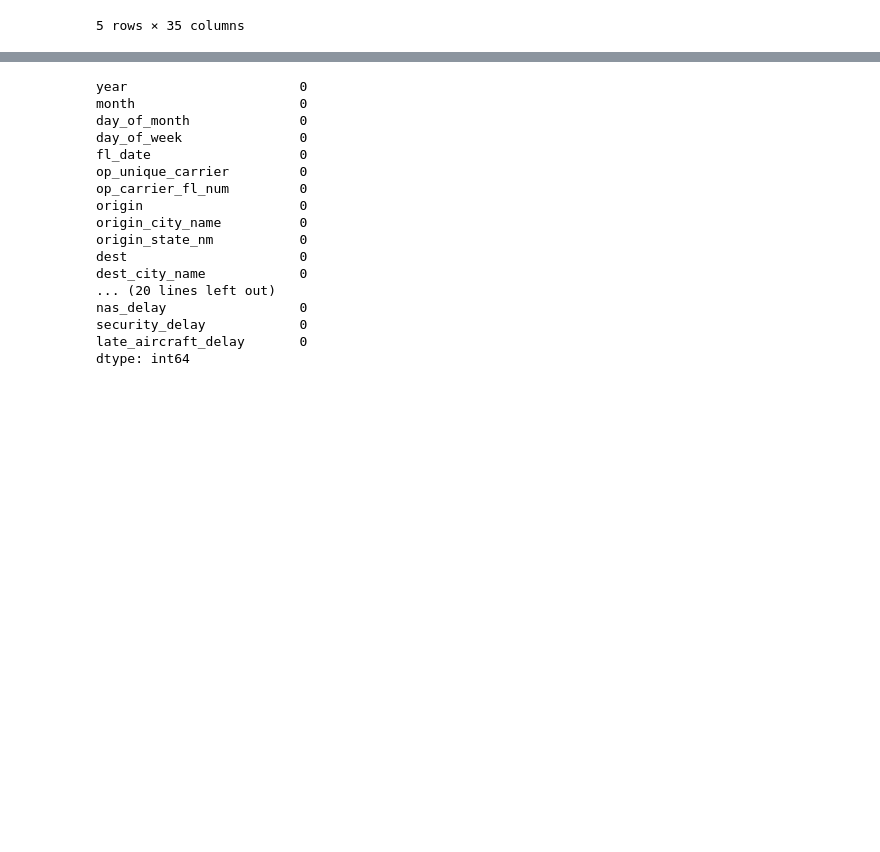
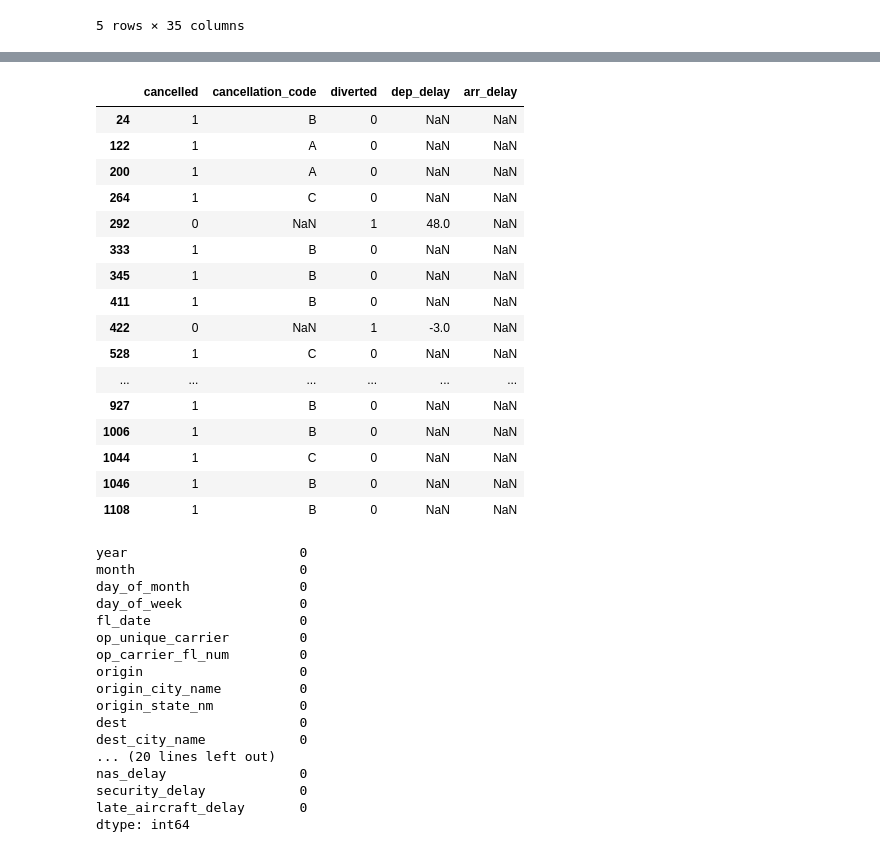
Before and after one commit to hemant815/100-ML-DL-AI-Projects, a Jupyter notebook: 44-Flight-Delay/flight.ipynb, the cells around one changed output, grey strips where cells are left out. Saved outputs shown, nothing was run; the diff lists cells and outputs as text; code cells hidden in the pictures; blank space fills up the shorter version.

```diff
--- a/44-Flight-Delay/flight.ipynb
+++ b/44-Flight-Delay/flight.ipynb
@@ -50,3 +37,26 @@ df.describe()
+# %%
+df[df['arr_delay'].isna()][
+    ['cancelled', 'cancellation_code', 'diverted',
+     'dep_delay', 'arr_delay']
+].head(20)
+# %% [output]
+|  | cancelled | cancellation_code | diverted | dep_delay | arr_delay |
+| 24 | 1 | B | 0 | NaN | NaN |
+| 122 | 1 | A | 0 | NaN | NaN |
+| 200 | 1 | A | 0 | NaN | NaN |
+| 264 | 1 | C | 0 | NaN | NaN |
+| 292 | 0 | NaN | 1 | 48.0 | NaN |
+| 333 | 1 | B | 0 | NaN | NaN |
+| 345 | 1 | B | 0 | NaN | NaN |
+| 411 | 1 | B | 0 | NaN | NaN |
+| 422 | 0 | NaN | 1 | -3.0 | NaN |
+| 528 | 1 | C | 0 | NaN | NaN |
+| ... | ... | ... | ... | ... | ... |
+| 927 | 1 | B | 0 | NaN | NaN |
+| 1006 | 1 | B | 0 | NaN | NaN |
+| 1044 | 1 | C | 0 | NaN | NaN |
+| 1046 | 1 | B | 0 | NaN | NaN |
+| 1108 | 1 | B | 0 | NaN | NaN |
 # %%
 df.isnull().sum()
 # %% [output]
```
Also changed, not shown: parts of 21 cells of this notebook, 1 other file.
